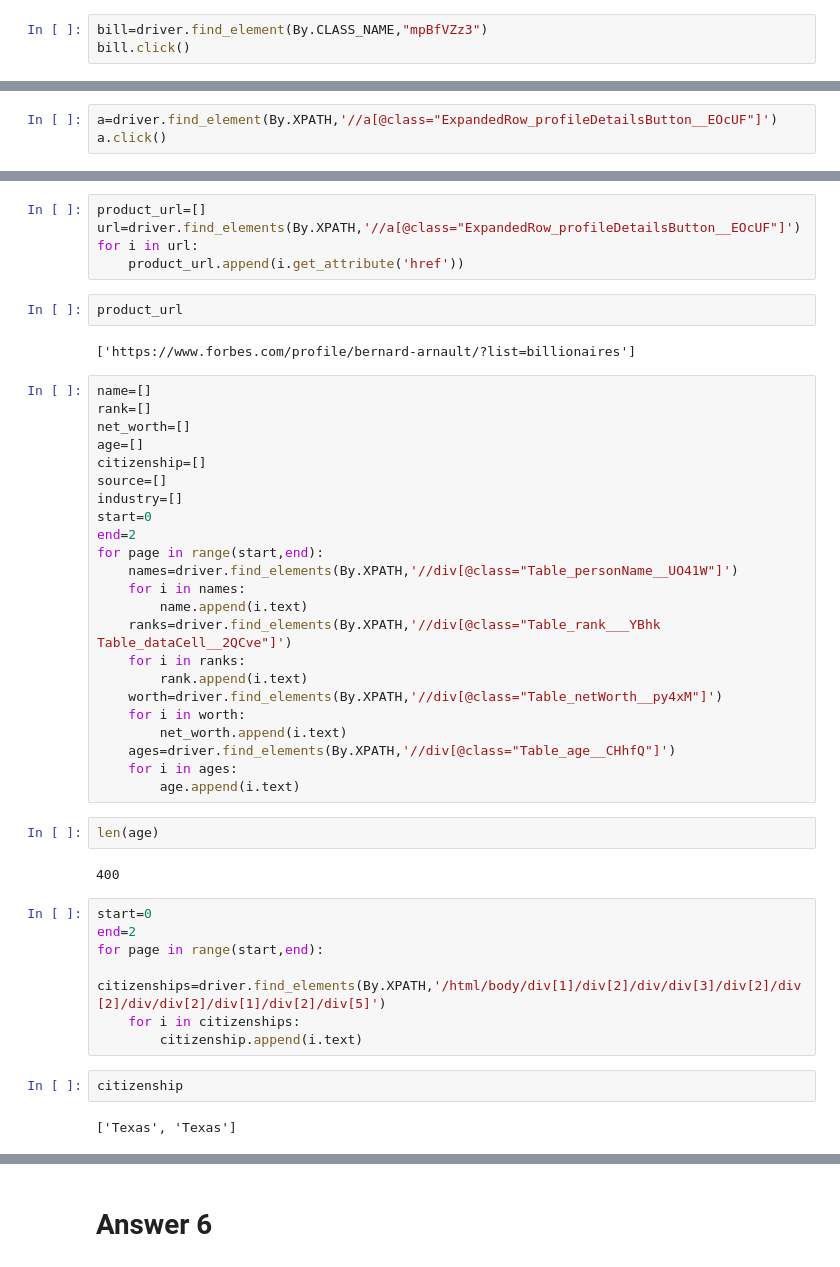
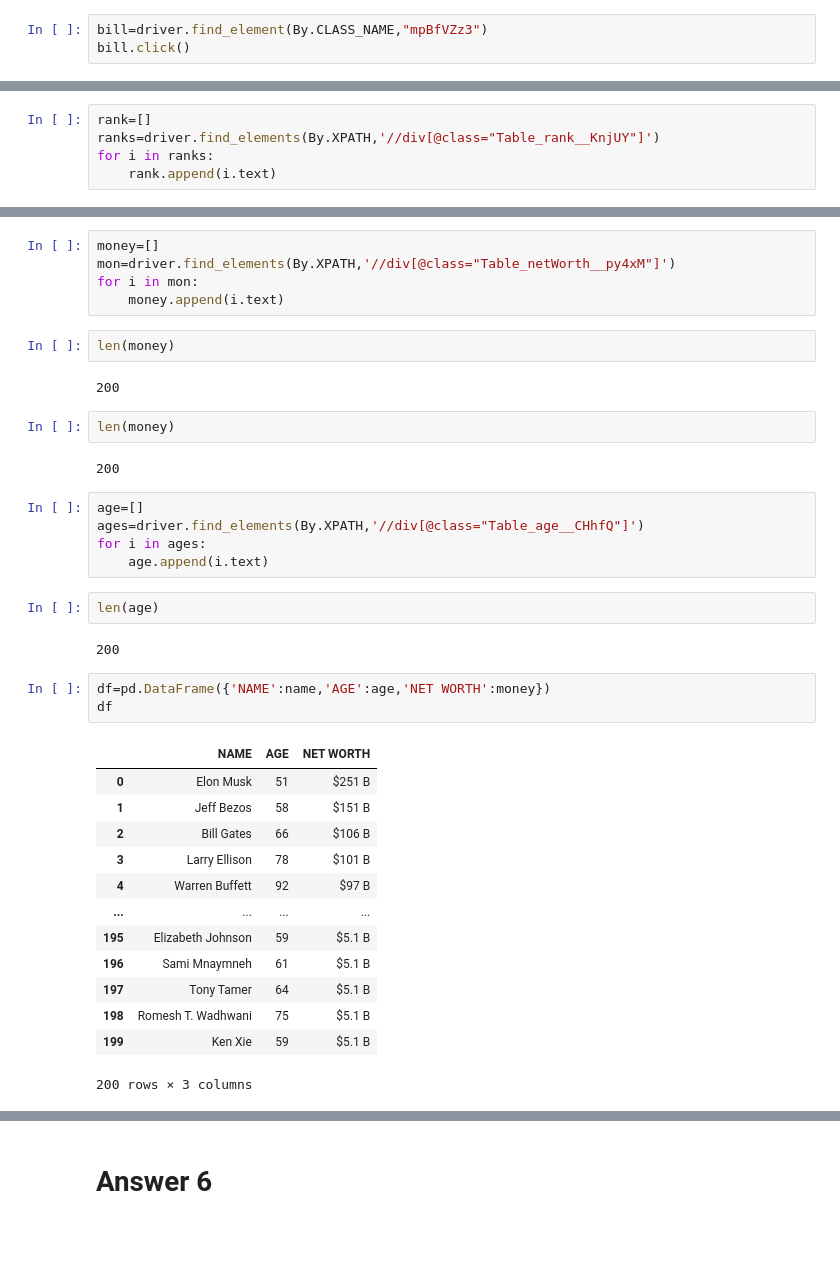
Before and after one commit to rzt1995/Internship, a Jupyter notebook: Assignment__3.ipynb, the cells around one changed output, grey strips where cells are left out. Cells and saved outputs as stored; diff of their text form; blank space fills up the shorter version.

```diff
--- a/Assignment__3.ipynb
+++ b/Assignment__3.ipynb
@@ -462,4 +462,6 @@ all=driver.find_element(By.XPATH,'/html/body/div[1]/header/nav/div[1]/div[1]/div
 all.click()
 # %%
-a=driver.find_element(By.XPATH,'//a[@class="ExpandedRow_profileDetailsButton__EOcUF"]')
-a.click()
+rank=[]
+ranks=driver.find_elements(By.XPATH,'//div[@class="Table_rank__KnjUY"]')
+for i in ranks:
+    rank.append(i.text)
@@ -469,47 +505,39 @@ a.click()
 # %%
-product_url=[]
-url=driver.find_elements(By.XPATH,'//a[@class="ExpandedRow_profileDetailsButton__EOcUF"]')
-for i in url:
-    product_url.append(i.get_attribute('href'))
+money=[]
+mon=driver.find_elements(By.XPATH,'//div[@class="Table_netWorth__py4xM"]')
+for i in mon:
+    money.append(i.text)
+# %%
+len(money)
+# %% [output]
+200
 # %%
-product_url
+len(money)
 # %% [output]
-['https://www.forbes.com/profile/bernard-arnault/?list=billionaires']
+200
 # %%
-name=[]
-rank=[]
-net_worth=[]
 age=[]
-citizenship=[]
-source=[]
-industry=[]
-start=0
-end=2
-for page in range(start,end):
-    names=driver.find_elements(By.XPATH,'//div[@class="Table_personName__UO41W"]')
-    for i in names:
-        name.append(i.text)
-    ranks=driver.find_elements(By.XPATH,'//div[@class="Table_rank___YBhk Table_dataCell__2QCve"]')
-    for i in ranks:
-        rank.append(i.text)
-    worth=driver.find_elements(By.XPATH,'//div[@class="Table_netWorth__py4xM"]')
-    for i in worth:
-        net_worth.append(i.text)
-    ages=driver.find_elements(By.XPATH,'//div[@class="Table_age__CHhfQ"]')
-    for i in ages:
-        age.append(i.text)
+ages=driver.find_elements(By.XPATH,'//div[@class="Table_age__CHhfQ"]')
+for i in ages:
+    age.append(i.text)
+# %%
+len(age)
+# %% [output]
+200
 # %%
-len(age)
+df=pd.DataFrame({'NAME':name,'AGE':age,'NET WORTH':money})
+df
 # %% [output]
+|  | NAME | AGE | NET WORTH |
+| 0 | Elon Musk | 51 | $251 B |
+| 1 | Jeff Bezos | 58 | $151 B |
+| 2 | Bill Gates | 66 | $106 B |
+| 3 | Larry Ellison | 78 | $101 B |
+| 4 | Warren Buffett | 92 | $97 B |
+| ... | ... | ... | ... |
+| 195 | Elizabeth Johnson | 59 | $5.1 B |
+| 196 | Sami Mnaymneh | 61 | $5.1 B |
+| 197 | Tony Tamer | 64 | $5.1 B |
+| 198 | Romesh T. Wadhwani | 75 | $5.1 B |
+| 199 | Ken Xie | 59 | $5.1 B |
-400
+200 rows × 3 columns
-# %%
-start=0
-end=2
-for page in range(start,end):
-    citizenships=driver.find_elements(By.XPATH,'/html/body/div[1]/div[2]/div/div[3]/div[2]/div[2]/div/div[2]/div[1]/div[2]/div[5]')
-    for i in citizenships:
-        citizenship.append(i.text)
-# %%
-citizenship
-# %% [output]
-['Texas', 'Texas']
```
Also changed, not shown: parts of 12 cells of this notebook.
